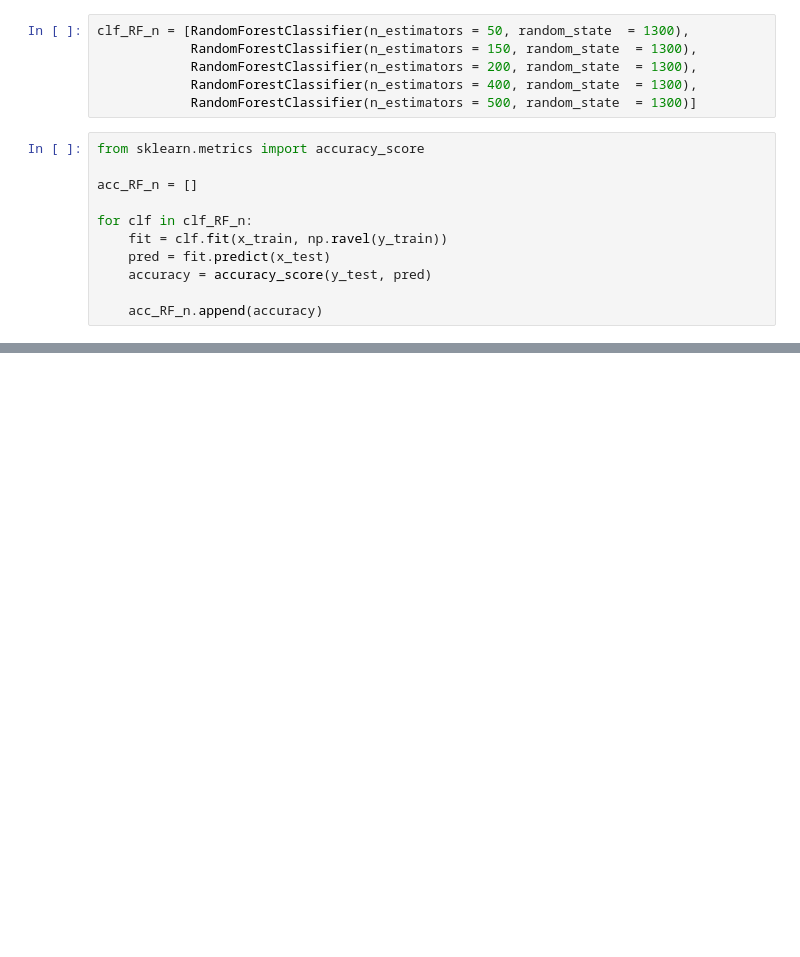
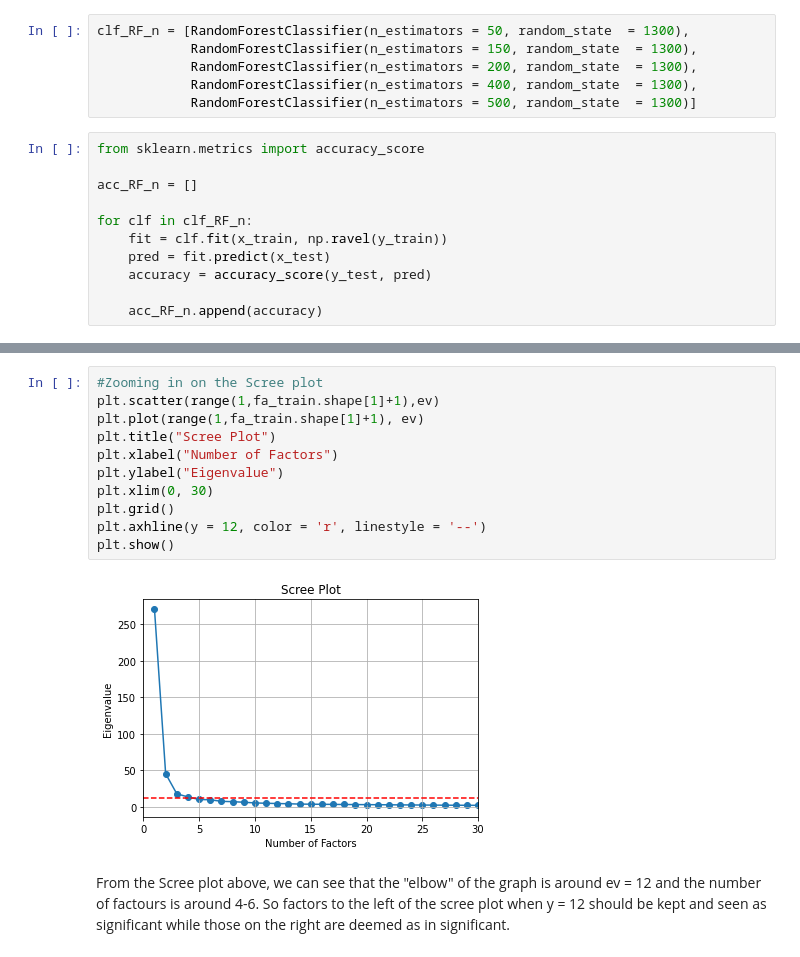
Before and after one commit to zunedz/CS3244-Project, a Jupyter notebook: Project.ipynb, the cells around one changed output, grey strips where cells are left out. Saved outputs shown, nothing was run; the diff lists cells and outputs as text; blank space fills up the shorter version.

```diff
--- a/Project.ipynb
+++ b/Project.ipynb
@@ -271,0 +289,15 @@ acc_RF_n
+# %%
+#Zooming in on the Scree plot
+plt.scatter(range(1,fa_train.shape[1]+1),ev)
+plt.plot(range(1,fa_train.shape[1]+1), ev)
+plt.title("Scree Plot")
+plt.xlabel("Number of Factors")
+plt.ylabel("Eigenvalue")
+plt.xlim(0, 30)
+plt.grid()
+plt.axhline(y = 12, color = 'r', linestyle = '--')
+plt.show()
+# %% [output]
+[figure, added]
+# %% [markdown]
+From the Scree plot above, we can see that the "elbow" of the graph is around ev = 12 and the number of factours is around 4-6. So factors to the left of the scree plot when y = 12 should be kept and seen as significant while those on the right are deemed as in significant.
```
Also changed, not shown: parts of 17 cells of this notebook, 1 other file.
